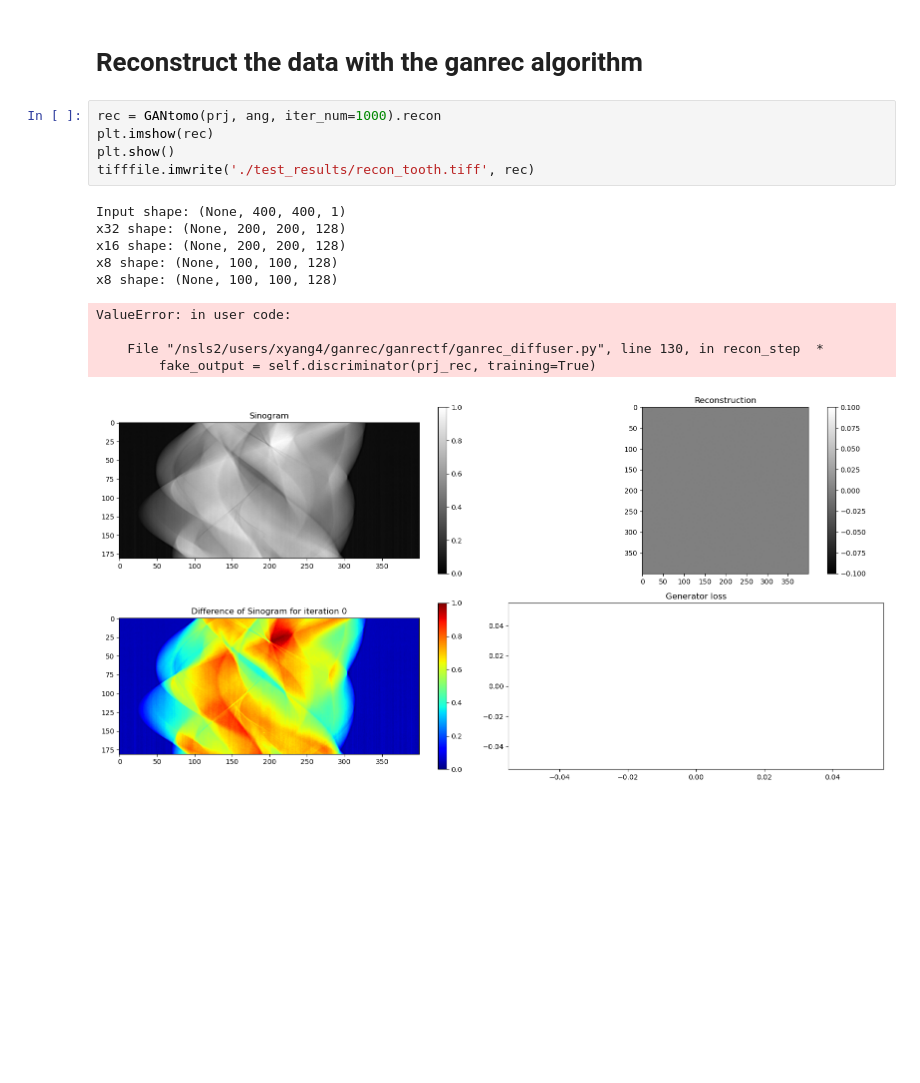
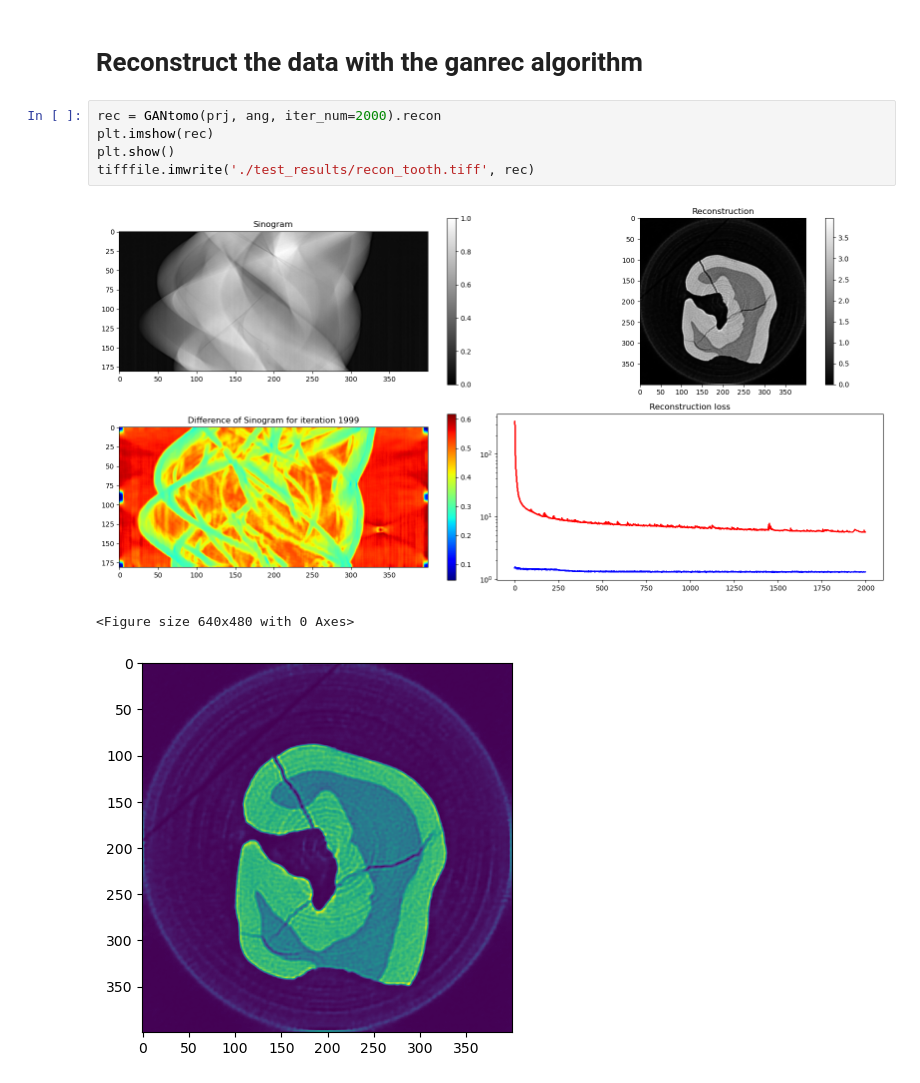
Before and after one commit to XYangXRay/ganrec, a Jupyter notebook: examples/tomography_tf.ipynb, the cells around one changed output. Drawn from its saved outputs; the diff is of its cells as text; blank space fills up the shorter version.

Commit message:
diffuser is working. start to make the general reconstruction routine

```diff
--- a/examples/tomography_tf.ipynb
+++ b/examples/tomography_tf.ipynb
@@ -17,18 +17,11 @@ prj = nor_tomo(prj)
 # %% [markdown]
 # Reconstruct the data with the ganrec algorithm
 # %%
-rec = GANtomo(prj, ang, iter_num=1000).recon
+rec = GANtomo(prj, ang, iter_num=2000).recon
 plt.imshow(rec)
 plt.show()
 tifffile.imwrite('./test_results/recon_tooth.tiff', rec)
 # %% [output]
+[figure, new version]
-Input shape: (None, 400, 400, 1)
-x32 shape: (None, 200, 200, 128)
-x16 shape: (None, 200, 200, 128)
-x8 shape: (None, 100, 100, 128)
-x8 shape: (None, 100, 100, 128)
+<Figure size 640x480 with 0 Axes>
-ValueError: in user code:
-
-    File "/nsls2/users/xyang4/ganrec/ganrectf/ganrec_diffuser.py", line 130, in recon_step  *
-        fake_output = self.discriminator(prj_rec, training=True)
-[figure, old version]
+[figure, added]
```
Also changed, not shown: 10 other files.
